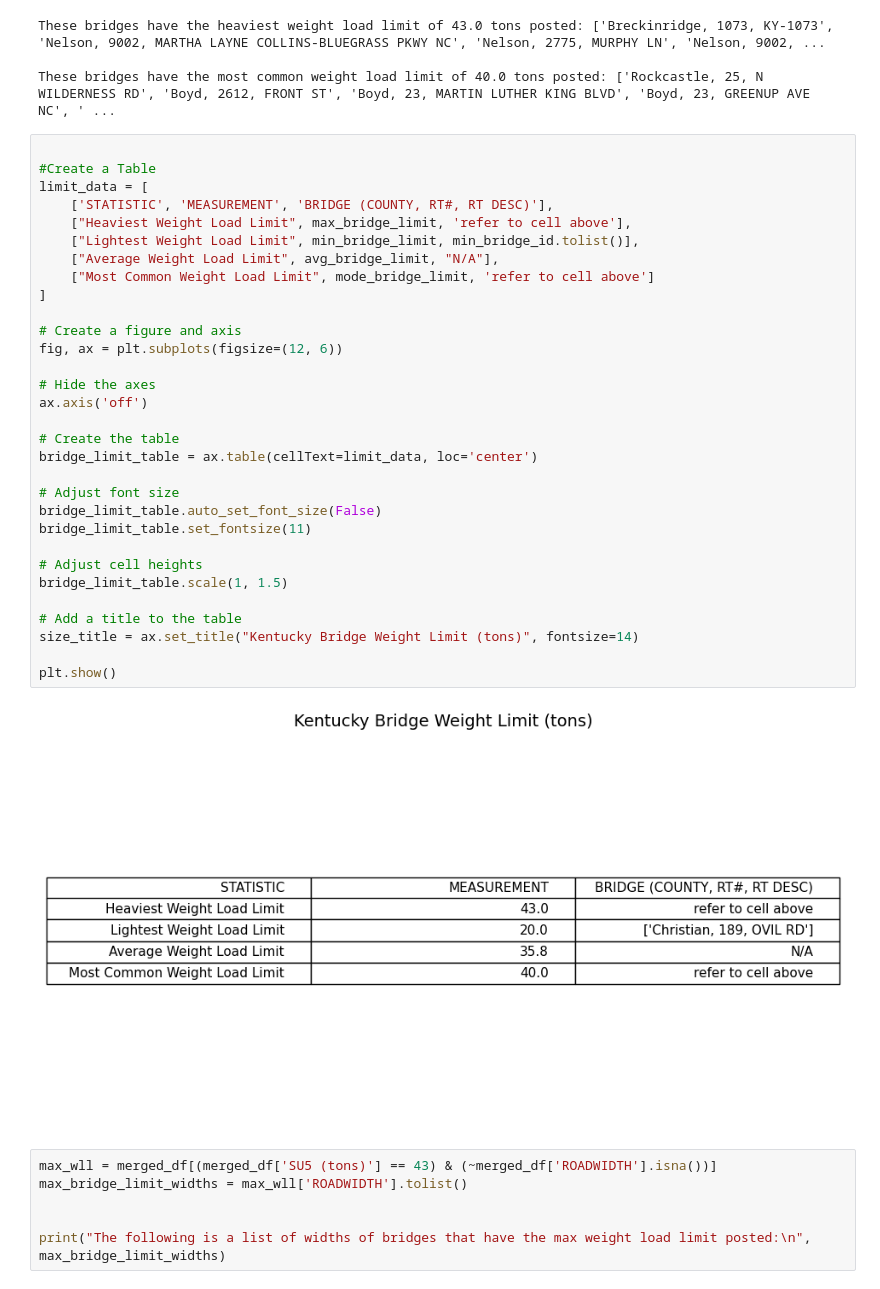
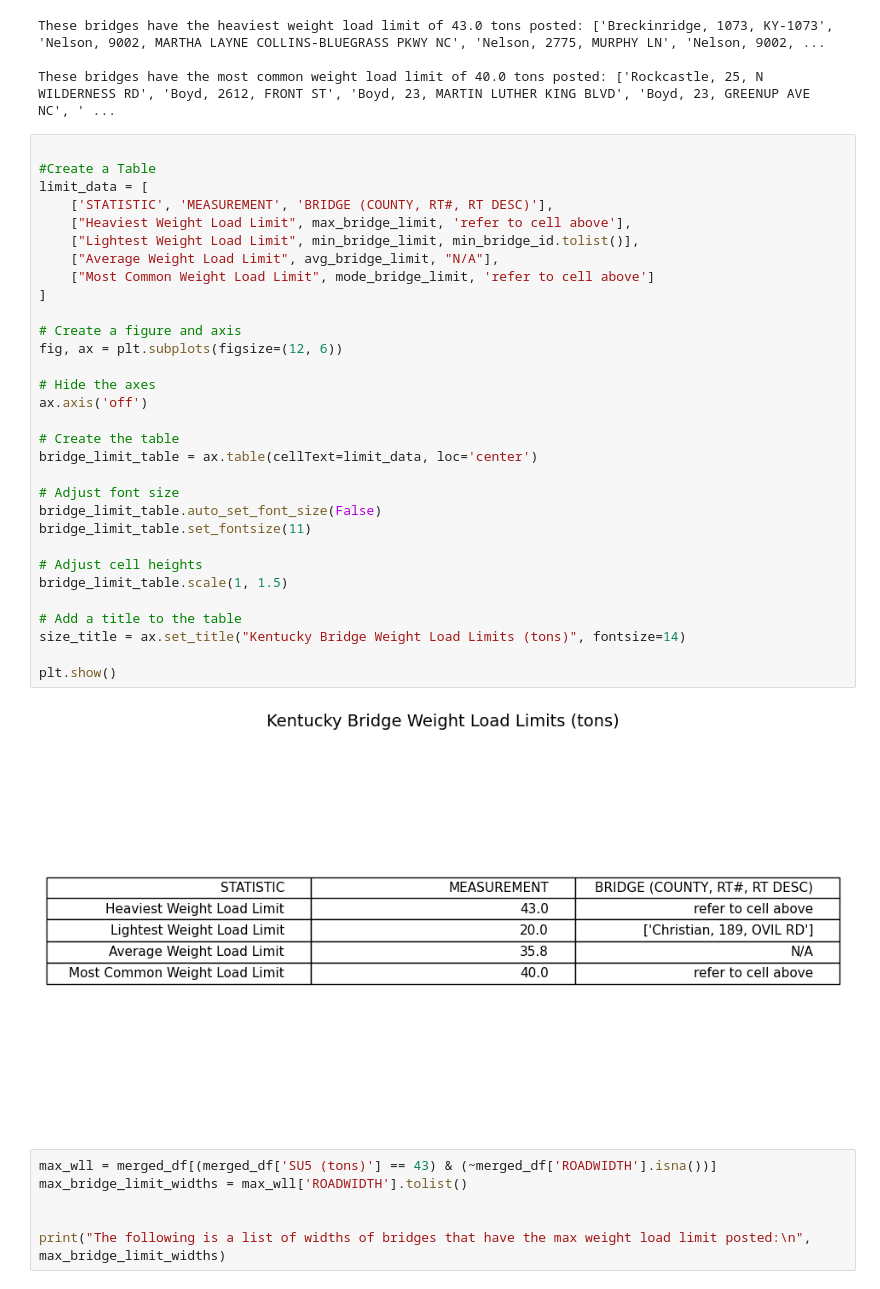
Before and after one commit to DaveenK/KYTC_Bridges, a Jupyter notebook: ky-bridge-analysis-DaveenKnue.ipynb, the cells around one changed output. Cells and saved outputs as stored; diff of their text form.

```diff
--- a/ky-bridge-analysis-DaveenKnue.ipynb
+++ b/ky-bridge-analysis-DaveenKnue.ipynb
@@ -372,35 +347,35 @@ These bridges have the most common weight load limit of 40.0 tons posted: ['Rock
 
 #Create a Table
 limit_data = [
     ['STATISTIC', 'MEASUREMENT', 'BRIDGE (COUNTY, RT#, RT DESC)'],
     ["Heaviest Weight Load Limit", max_bridge_limit, 'refer to cell above'],
     ["Lightest Weight Load Limit", min_bridge_limit, min_bridge_id.tolist()],
     ["Average Weight Load Limit", avg_bridge_limit, "N/A"],
     ["Most Common Weight Load Limit", mode_bridge_limit, 'refer to cell above']
 ]
 
 # Create a figure and axis
 fig, ax = plt.subplots(figsize=(12, 6))
 
 # Hide the axes
 ax.axis('off')
 
 # Create the table
 bridge_limit_table = ax.table(cellText=limit_data, loc='center')
 
 # Adjust font size
 bridge_limit_table.auto_set_font_size(False)
 bridge_limit_table.set_fontsize(11)
 
 # Adjust cell heights
 bridge_limit_table.scale(1, 1.5)
 
 # Add a title to the table
-size_title = ax.set_title("Kentucky Bridge Weight Limit (tons)", fontsize=14)
+size_title = ax.set_title("Kentucky Bridge Weight Load Limits (tons)", fontsize=14)
 
 plt.show()
 # %% [output]
-[figure, old version]
+[figure, new version]
 # %%
 max_wll = merged_df[(merged_df['SU5 (tons)'] == 43) & (~merged_df['ROADWIDTH'].isna())]
 max_bridge_limit_widths = max_wll['ROADWIDTH'].tolist()
```
Also changed, not shown: parts of 1 cell of this notebook.
